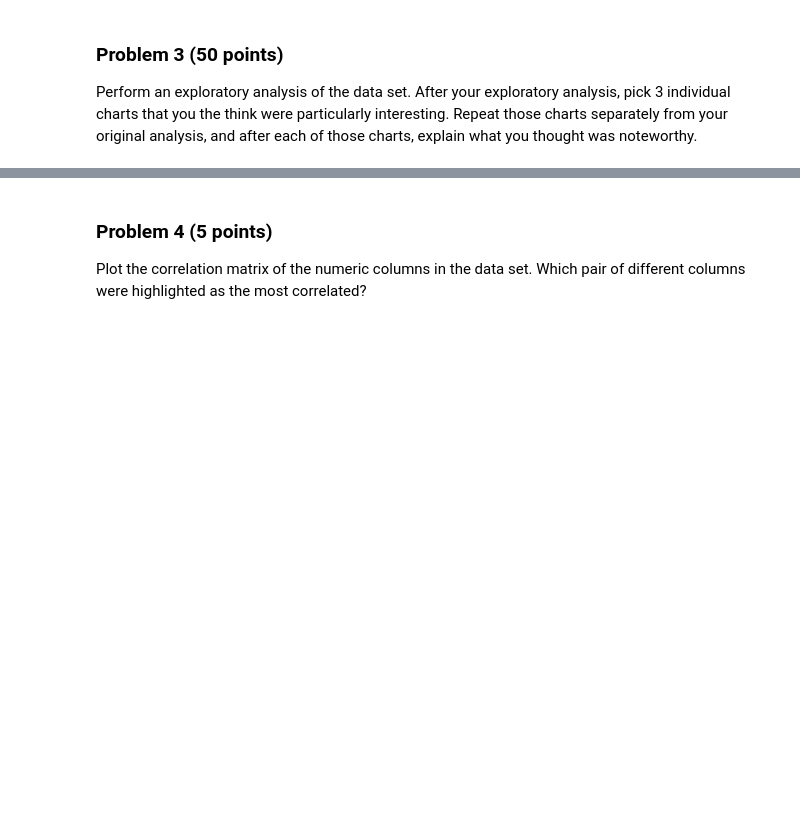
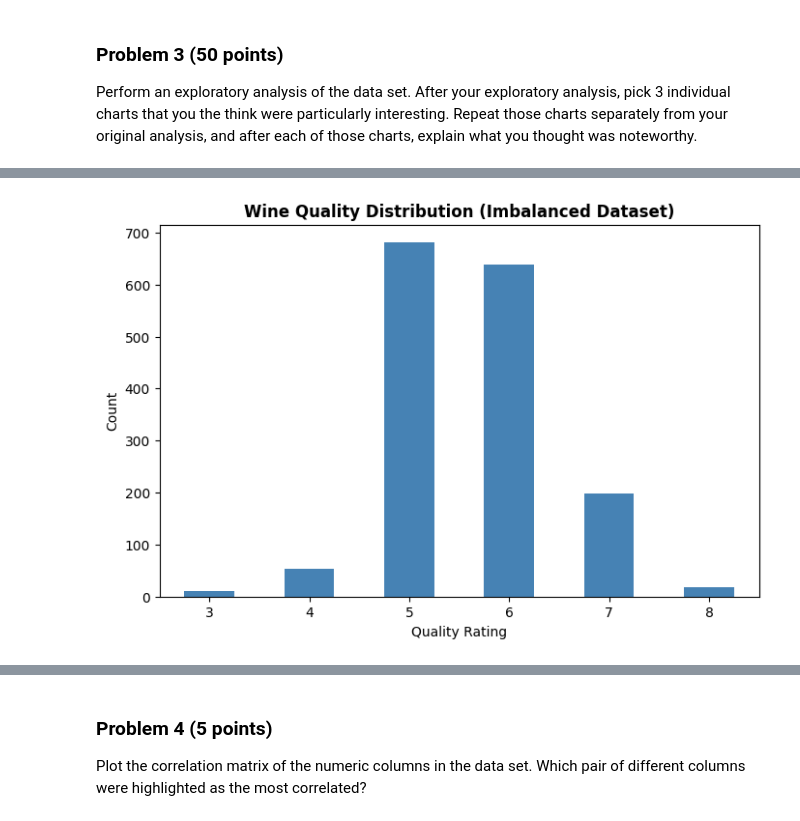
Before and after one commit to epsh3069/dx602-final-project, a Jupyter notebook: project.ipynb, the cells around one changed output, grey strips where cells are left out. Saved outputs shown, nothing was run; the diff lists cells and outputs as text; code cells hidden in the pictures; blank space fills up the shorter version.

```diff
--- a/project.ipynb
+++ b/project.ipynb
@@ -165,0 +175,12 @@ YOUR ANSWERS HERE
+# %%
+# Target is heavily imbalanced (mostly 5-6)
+# 681 wines rated 5, but only 10 rated 3 and 18 rated 8. This will affect model performance.
+plt.figure(figsize=(8, 5))
+data['target'].value_counts().sort_index().plot(kind='bar', color='steelblue')
+plt.title('Wine Quality Distribution (Imbalanced Dataset)', fontweight='bold')
+plt.xlabel('Quality Rating')
+plt.ylabel('Count')
+plt.xticks(rotation=0)
+plt.show()
+# %% [output]
+[figure, added]
```
Also changed, not shown: parts of 29 cells of this notebook.
